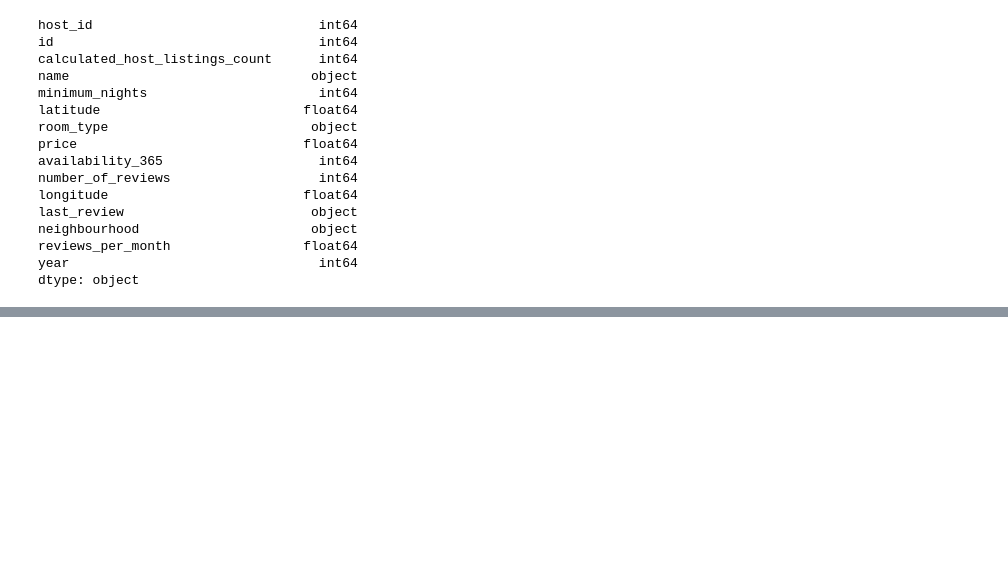
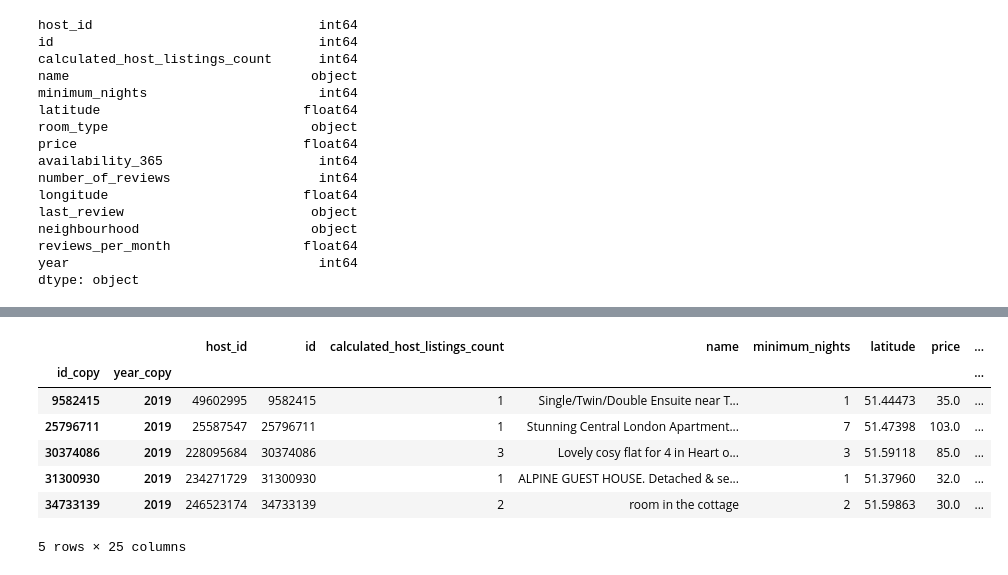
Before and after one commit to gordenleee/FSDS_Group_Work, a Jupyter notebook: Group_Assignment.ipynb, the cells around one changed output, grey strips where cells are left out. Cells and saved outputs as stored; diff of their text form; code cells hidden in the pictures; blank space fills up the shorter version.

```diff
--- a/Group_Assignment.ipynb
+++ b/Group_Assignment.ipynb
@@ -379,0 +598,2 @@ all_data.to_csv(output_file, index=False)
+# %%
+df_filtered3["year_2023"] = (df_filtered3["year"] == 2023).astype(int)
@@ -379,0 +616,2 @@ all_data.to_csv(output_file, index=False)
+# %%
+df_filtered3 = pd.get_dummies(df_filtered3, columns=["room_type"], drop_first=True)
@@ -379,0 +638,6 @@ all_data.to_csv(output_file, index=False)
+# %%
+start_date = pd.to_datetime('2020-03-17')
+end_date = pd.to_datetime('2021-12-13')
+
+# 创建虚拟变量 rev_covid
+df_filtered3['rev_covid'] = ((df_filtered3['last_review'] >= start_date) & (df_filtered3['last_review'] <= end_date)).astype(int)
@@ -379,0 +664,13 @@ all_data.to_csv(output_file, index=False)
+# %%
+df_filtered4 = df_filtered3.set_index(["id_copy", "year_copy"])
+# %%
+df_filtered4.head()
+# %% [output]
+|  |  | host_id | id | calculated_host_listings_count | name | minimum_nights | latitude | price | ... |
+| id_copy | year_copy |  |  |  |  |  |  |  | ... |
+| 9582415 | 2019 | 49602995 | 9582415 | 1 | Single/Twin/Double Ensuite near T... | 1 | 51.44473 | 35.0 | ... |
+| 25796711 | 2019 | 25587547 | 25796711 | 1 | Stunning Central London Apartment... | 7 | 51.47398 | 103.0 | ... |
+| 30374086 | 2019 | 228095684 | 30374086 | 3 | Lovely cosy flat for 4 in Heart o... | 3 | 51.59118 | 85.0 | ... |
+| 31300930 | 2019 | 234271729 | 31300930 | 1 | ALPINE GUEST HOUSE. Detached & se... | 1 | 51.37960 | 32.0 | ... |
+| 34733139 | 2019 | 246523174 | 34733139 | 2 | room in the cottage | 2 | 51.59863 | 30.0 | ... |
+5 rows × 25 columns
```
Also changed, not shown: parts of 48 cells of this notebook.
